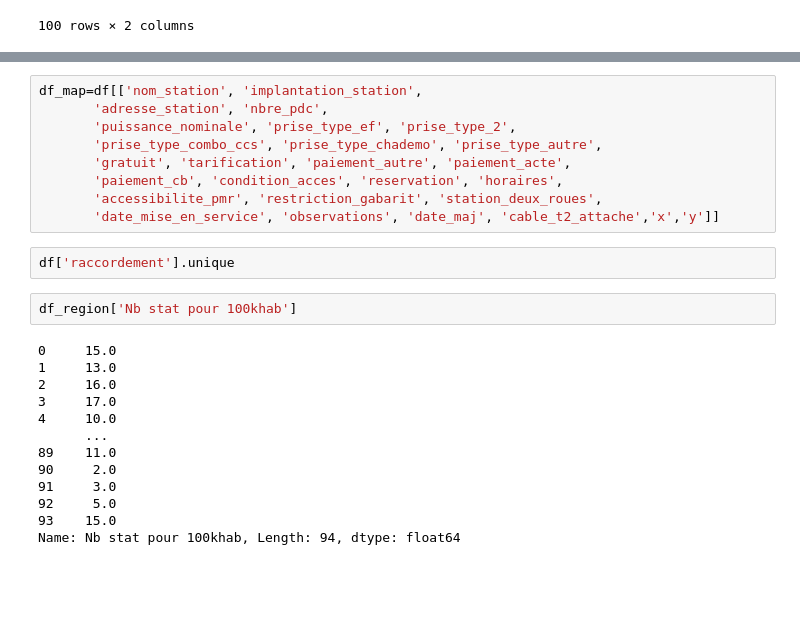
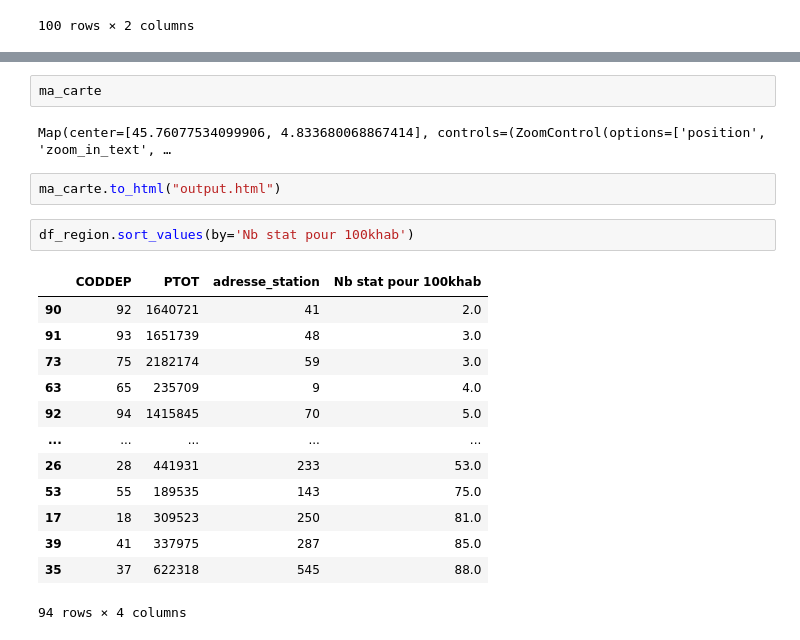
Before and after one commit to JulienRapacki/PersonnalProjects, a Jupyter notebook: Bornes elec v2.ipynb, the cells around one changed output, grey strips where cells are left out. Saved outputs shown, nothing was run; the diff lists cells and outputs as text; blank space fills up the shorter version.

```diff
--- a/Bornes elec v2.ipynb
+++ b/Bornes elec v2.ipynb
@@ -150,26 +166,22 @@ IndexError: only integers, slices (`:`), ellipsis (`...`), numpy.newaxis (`None`
-# %%
-df_map=df[['nom_station', 'implantation_station',
-       'adresse_station', 'nbre_pdc',
-       'puissance_nominale', 'prise_type_ef', 'prise_type_2',
-       'prise_type_combo_ccs', 'prise_type_chademo', 'prise_type_autre',
-       'gratuit', 'tarification', 'paiement_autre', 'paiement_acte',
-       'paiement_cb', 'condition_acces', 'reservation', 'horaires',
-       'accessibilite_pmr', 'restriction_gabarit', 'station_deux_roues',
-       'date_mise_en_service', 'observations', 'date_maj', 'cable_t2_attache','x','y']]
-# %%
-df['raccordement'].unique
-# %%
-df_region['Nb stat pour 100khab']
-# %% [output]
-0     15.0
-1     13.0
-2     16.0
-3     17.0
-4     10.0
-      ...
-89    11.0
-90     2.0
-91     3.0
-92     5.0
-93    15.0
-Name: Nb stat pour 100khab, Length: 94, dtype: float64
+# %%
+ma_carte
+# %% [output]
+Map(center=[45.76077534099906, 4.833680068867414], controls=(ZoomControl(options=['position', 'zoom_in_text', …
+# %%
+ma_carte.to_html("output.html")
+# %%
+df_region.sort_values(by='Nb stat pour 100khab')
+# %% [output]
+|  | CODDEP | PTOT | adresse_station | Nb stat pour 100khab |
+| 90 | 92 | 1640721 | 41 | 2.0 |
+| 91 | 93 | 1651739 | 48 | 3.0 |
+| 73 | 75 | 2182174 | 59 | 3.0 |
+| 63 | 65 | 235709 | 9 | 4.0 |
+| 92 | 94 | 1415845 | 70 | 5.0 |
+| ... | ... | ... | ... | ... |
+| 26 | 28 | 441931 | 233 | 53.0 |
+| 53 | 55 | 189535 | 143 | 75.0 |
+| 17 | 18 | 309523 | 250 | 81.0 |
+| 39 | 41 | 337975 | 287 | 85.0 |
+| 35 | 37 | 622318 | 545 | 88.0 |
+94 rows × 4 columns
```
Also changed, not shown: parts of 13 cells of this notebook, 1 other file.
